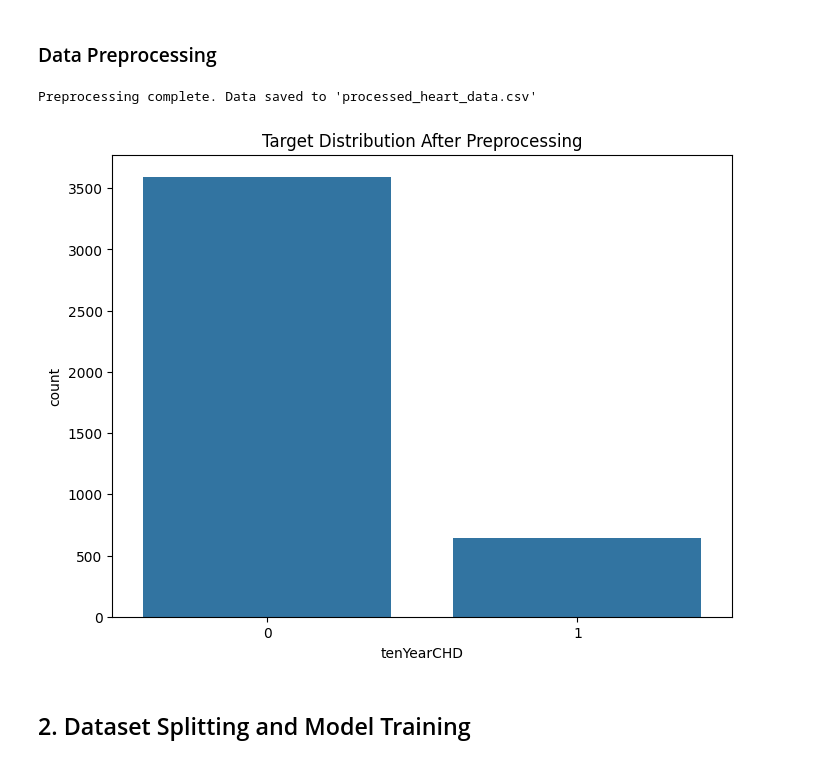
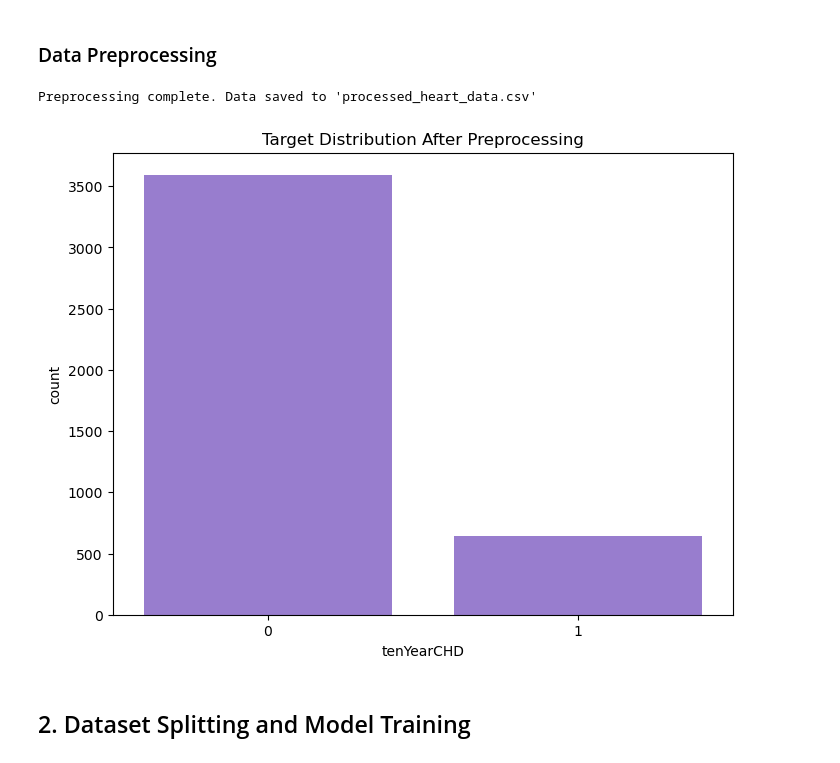
Before and after one commit to PEEACHYBEE/DataMiningPairActs, a Jupyter notebook: MidAct03.ipynb, the cells around one changed output. Drawn from its saved outputs; the diff is of its cells as text; code cells hidden in the pictures.

Commit message:
Changed color in act 3 :)

```diff
--- a/MidAct03.ipynb
+++ b/MidAct03.ipynb
@@ -43,7 +43,6 @@ Name: count, dtype: int64
 # %% [markdown]
 ### Data Preprocessing
 # %%
-# STEP 1: DATA PREPROCESSING
 import pandas as pd
 import numpy as np
 import matplotlib.pyplot as plt
@@ -52,42 +51,39 @@ import seaborn as sns
 # Load dataset
 df = pd.read_csv('heart_disease_prediction.csv')
 
-# 1. Handle missing values
+# Handle missing values
 continuous_vars = ['cigsPerDay', 'totChol', 'BMI', 'heartRate', 'glucose']
 categorical_vars = ['BPMeds', 'educationLevel']
 
 for col in continuous_vars:
     df[col] = df[col].fillna(df[col].median())
 
 for col in categorical_vars:
     df[col] = df[col].fillna(df[col].mode()[0])
 
-# 2. Handle outliers
+# Handle outliers
 def handle_outliers(series):
     Q1 = series.quantile(0.25)
     Q3 = series.quantile(0.75)
     IQR = Q3 - Q1
     lower_bound = Q1 - 1.5 * IQR
     upper_bound = Q3 + 1.5 * IQR
     return np.clip(series, lower_bound, upper_bound)
 
 outlier_cols = ['cigsPerDay', 'totChol', 'sysBP', 'diaBP', 'BMI', 'heartRate', 'glucose']
 for col in outlier_cols:
     df[col] = handle_outliers(df[col])
 
-# 3. Save processed data
 df.to_csv('processed_heart_data.csv', index=False)
-print("Preprocessing complete. Data saved to 'processed_heart_data.csv'")
 
-# 4. Diagnostic plots
+# Plots
 plt.figure(figsize=(8, 6))
-sns.countplot(x='tenYearCHD', data=df)
+sns.countplot(x='tenYearCHD', data=df, color='mediumpurple')
 plt.title('Target Distribution After Preprocessing')
-plt.savefig('target_distribution.png')
 plt.show()
 # %% [output]
 Preprocessing complete. Data saved to 'processed_heart_data.csv'
-[figure, old version]
+[figure, new version]
 # %% [markdown]
 ## 2. Dataset Splitting and Model Training
 # %%
```
Also changed, not shown: parts of 3 cells of this notebook.
